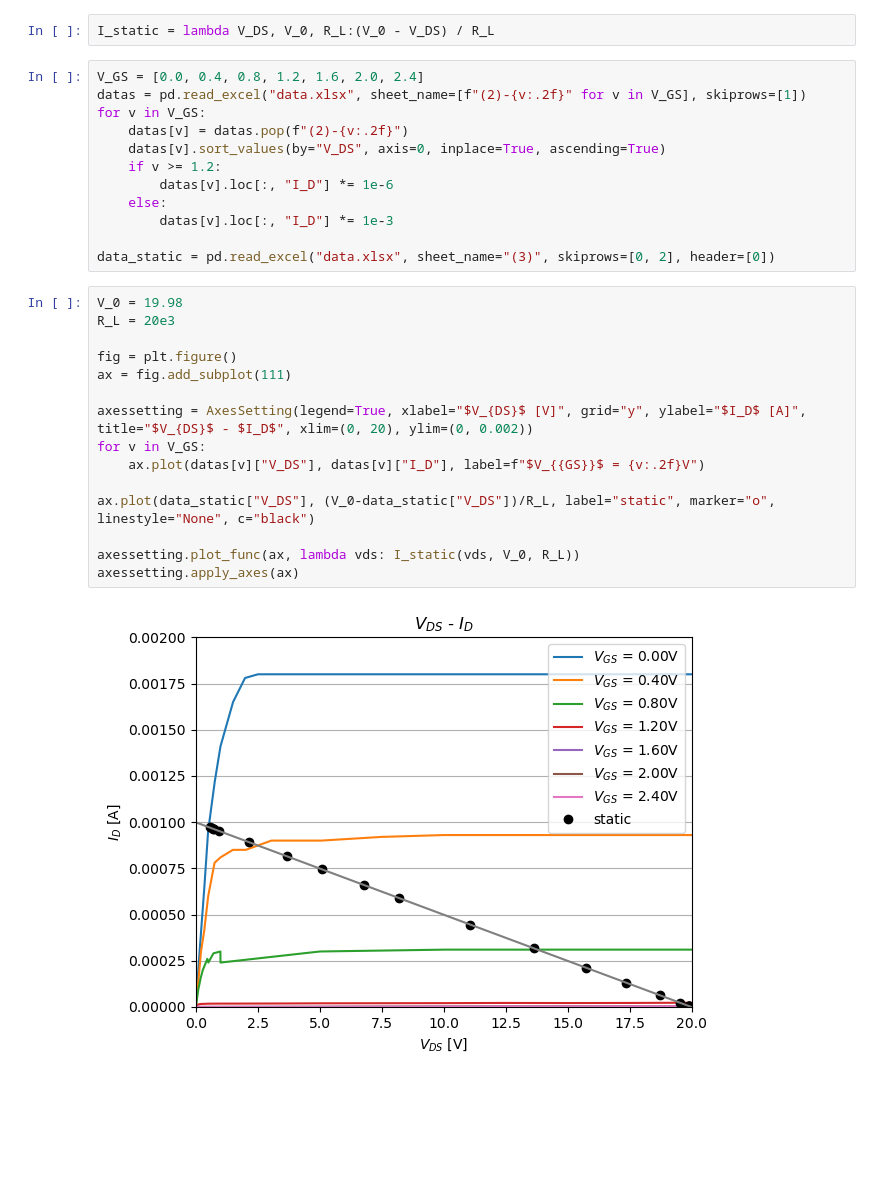
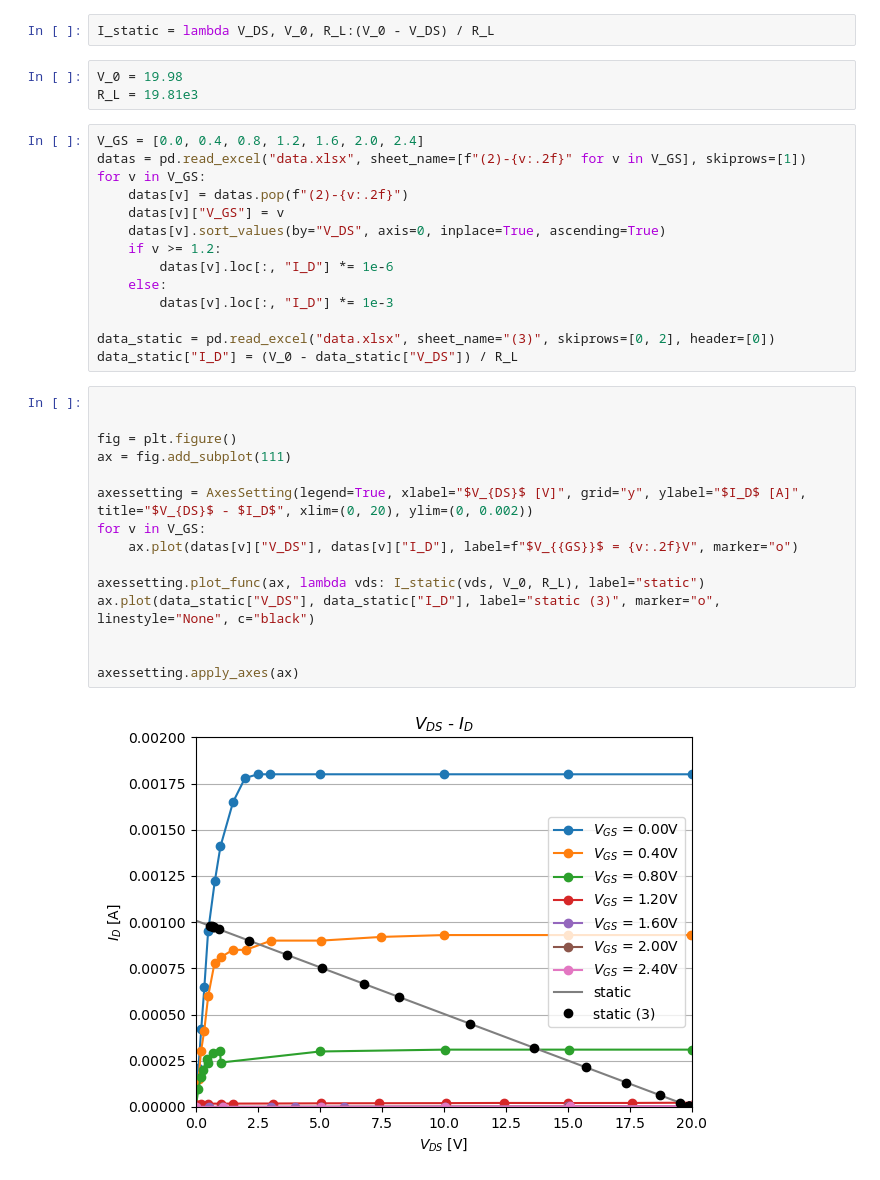
Before and after one commit to inohan/experiment-3s, a Jupyter notebook: A1/exp02.ipynb, the cells around one changed output. Saved outputs shown, nothing was run; the diff lists cells and outputs as text; blank space fills up the shorter version.

```diff
--- a/A1/exp02.ipynb
+++ b/A1/exp02.ipynb
@@ -9,11 +9,15 @@ from scipy.optimize import curve_fit
 from axessettings import AxesSetting, linear_sim
 # %%
 I_static = lambda V_DS, V_0, R_L:(V_0 - V_DS) / R_L
+# %%
+V_0 = 19.98
+R_L = 19.81e3
 # %%
 V_GS = [0.0, 0.4, 0.8, 1.2, 1.6, 2.0, 2.4]
 datas = pd.read_excel("data.xlsx", sheet_name=[f"(2)-{v:.2f}" for v in V_GS], skiprows=[1])
 for v in V_GS:
     datas[v] = datas.pop(f"(2)-{v:.2f}")
+    datas[v]["V_GS"] = v
     datas[v].sort_values(by="V_DS", axis=0, inplace=True, ascending=True)
     if v >= 1.2:
         datas[v].loc[:, "I_D"] *= 1e-6
@@ -21,23 +25,24 @@ for v in V_GS:
         datas[v].loc[:, "I_D"] *= 1e-3
 
 data_static = pd.read_excel("data.xlsx", sheet_name="(3)", skiprows=[0, 2], header=[0])
+data_static["I_D"] = (V_0 - data_static["V_DS"]) / R_L
 # %%
-V_0 = 19.98
-R_L = 20e3
+
 
 fig = plt.figure()
 ax = fig.add_subplot(111)
 
 axessetting = AxesSetting(legend=True, xlabel="$V_{DS}$ [V]", grid="y", ylabel="$I_D$ [A]", title="$V_{DS}$ - $I_D$", xlim=(0, 20), ylim=(0, 0.002))
 for v in V_GS:
-    ax.plot(datas[v]["V_DS"], datas[v]["I_D"], label=f"$V_{{GS}}$ = {v:.2f}V")
+    ax.plot(datas[v]["V_DS"], datas[v]["I_D"], label=f"$V_{{GS}}$ = {v:.2f}V", marker="o")
 
-ax.plot(data_static["V_DS"], (V_0-data_static["V_DS"])/R_L, label="static", marker="o", linestyle="None", c="black")
+axessetting.plot_func(ax, lambda vds: I_static(vds, V_0, R_L), label="static")
+ax.plot(data_static["V_DS"], data_static["I_D"], label="static (3)", marker="o", linestyle="None", c="black")
 
-axessetting.plot_func(ax, lambda vds: I_static(vds, V_0, R_L))
+
 axessetting.apply_axes(ax)
 # %% [output]
-[figure, old version]
+[figure, new version]
 # %%
 fig = plt.figure()
 ax = fig.add_subplot(111)
```
Also changed, not shown: parts of 1 cell of this notebook, 1 other file.
